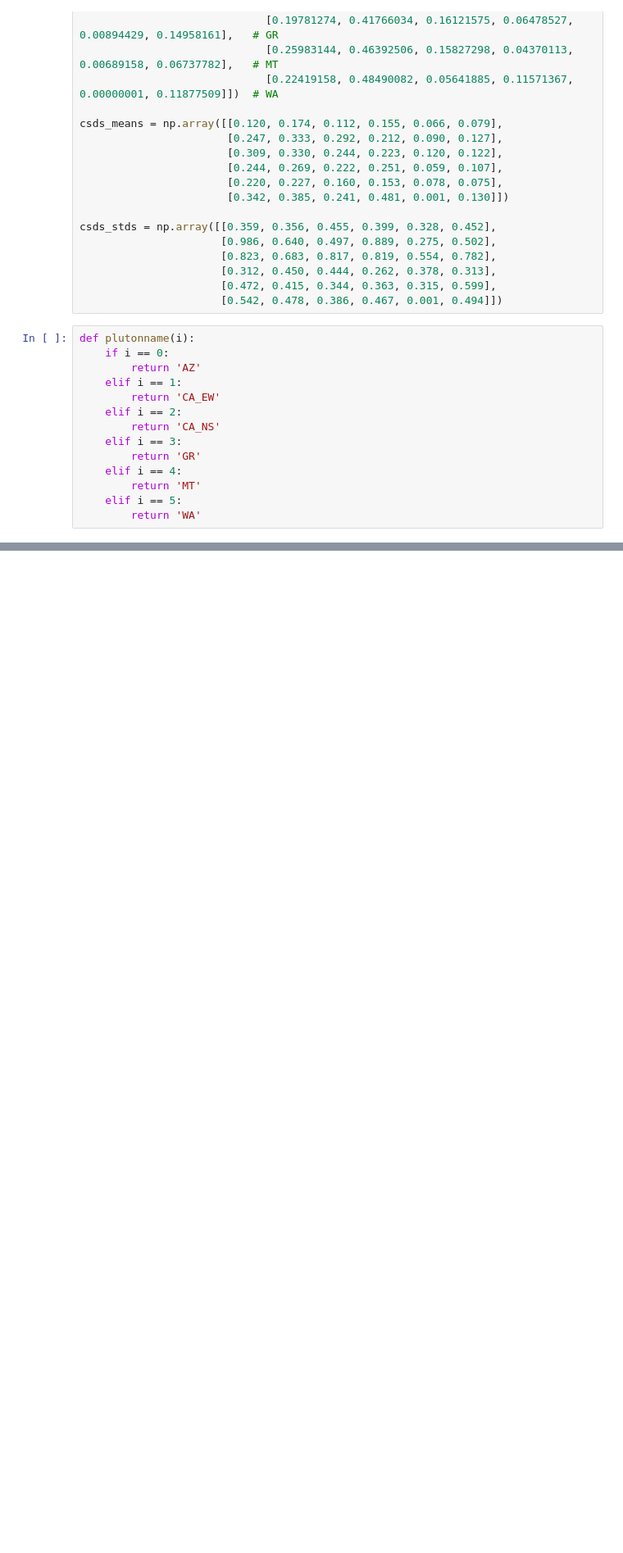
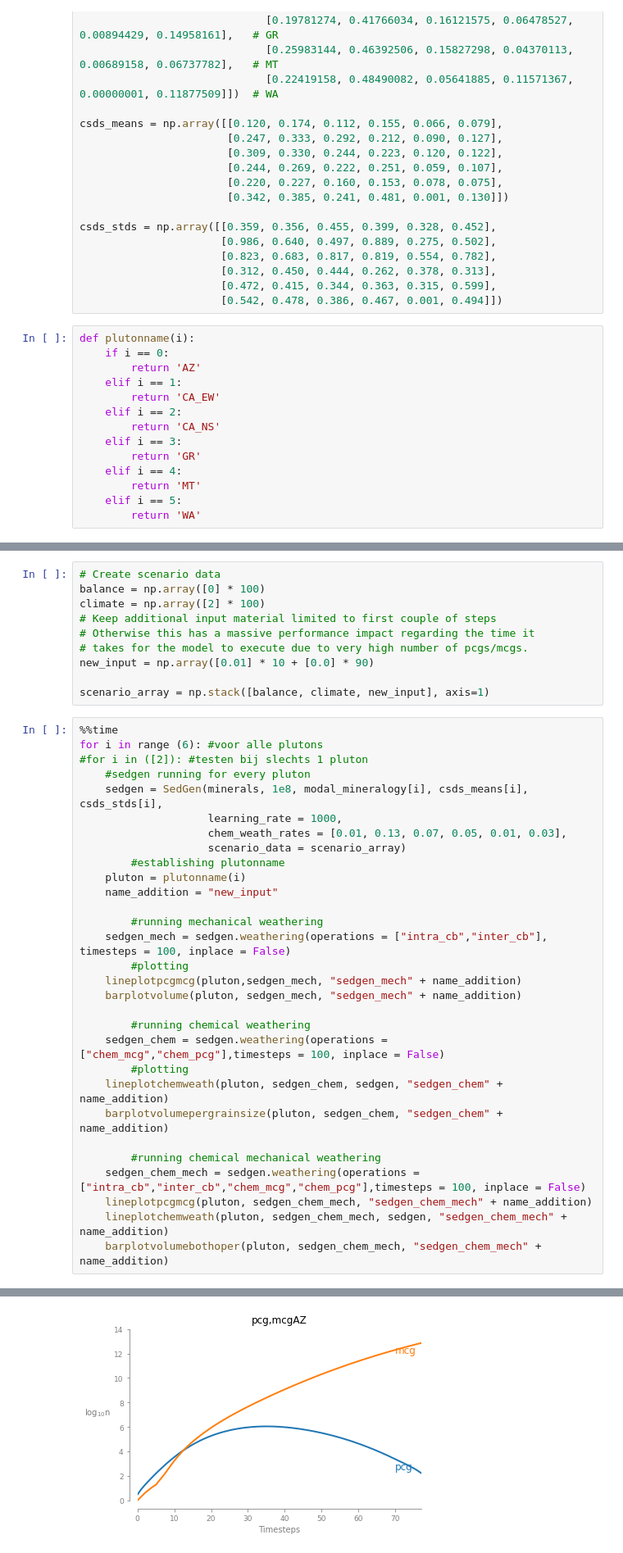
Before and after one commit to QuintenW98/SedgenmasterthesisQ, a Jupyter notebook: notebooks/simulation.ipynb, the cells around one changed output, grey strips where cells are left out. Shown at 82% size. Cells and saved outputs as stored; diff of their text form; blank space fills up the shorter version.

```diff
--- a/notebooks/simulation.ipynb
+++ b/notebooks/simulation.ipynb
@@ -216,0 +364,41 @@ After 57 steps all pcgs have been broken down to mcg
+# %%
+# Create scenario data
+balance = np.array([0] * 100)
+climate = np.array([2] * 100)
+# Keep additional input material limited to first couple of steps
+# Otherwise this has a massive performance impact regarding the time it
+# takes for the model to execute due to very high number of pcgs/mcgs.
+new_input = np.array([0.01] * 10 + [0.0] * 90)
+
+scenario_array = np.stack([balance, climate, new_input], axis=1)
+# %%
+%%time
+for i in range (6): #voor alle plutons
+#for i in ([2]): #testen bij slechts 1 pluton
+    #sedgen running for every pluton
+    sedgen = SedGen(minerals, 1e8, modal_mineralogy[i], csds_means[i], csds_stds[i],
+                    learning_rate = 1000,
+                    chem_weath_rates = [0.01, 0.13, 0.07, 0.05, 0.01, 0.03],
+                    scenario_data = scenario_array)
+        #establishing plutonname
+    pluton = plutonname(i)
+    name_addition = "new_input"
+
+        #running mechanical weathering
+    sedgen_mech = sedgen.weathering(operations = ["intra_cb","inter_cb"], timesteps = 100, inplace = False)
+        #plotting
+    lineplotpcgmcg(pluton,sedgen_mech, "sedgen_mech" + name_addition)
+    barplotvolume(pluton, sedgen_mech, "sedgen_mech" + name_addition)
+
+        #running chemical weathering
+    sedgen_chem = sedgen.weathering(operations = ["chem_mcg","chem_pcg"],timesteps = 100, inplace = False)
+        #plotting
+    lineplotchemweath(pluton, sedgen_chem, sedgen, "sedgen_chem" + name_addition)
+    barplotvolumepergrainsize(pluton, sedgen_chem, "sedgen_chem" + name_addition)
+
+        #running chemical mechanical weathering
+    sedgen_chem_mech = sedgen.weathering(operations = ["intra_cb","inter_cb","chem_mcg","chem_pcg"],timesteps = 100, inplace = False)
+    lineplotpcgmcg(pluton, sedgen_chem_mech, "sedgen_chem_mech" + name_addition)
+    lineplotchemweath(pluton, sedgen_chem_mech, sedgen, "sedgen_chem_mech" + name_addition)
+    barplotvolumebothoper(pluton, sedgen_chem_mech, "sedgen_chem_mech" + name_addition)
+# %% [output]
@@ -216,0 +422 @@ After 57 steps all pcgs have been broken down to mcg
+[figure, added]
```
Also changed, not shown: parts of 13 cells of this notebook.
